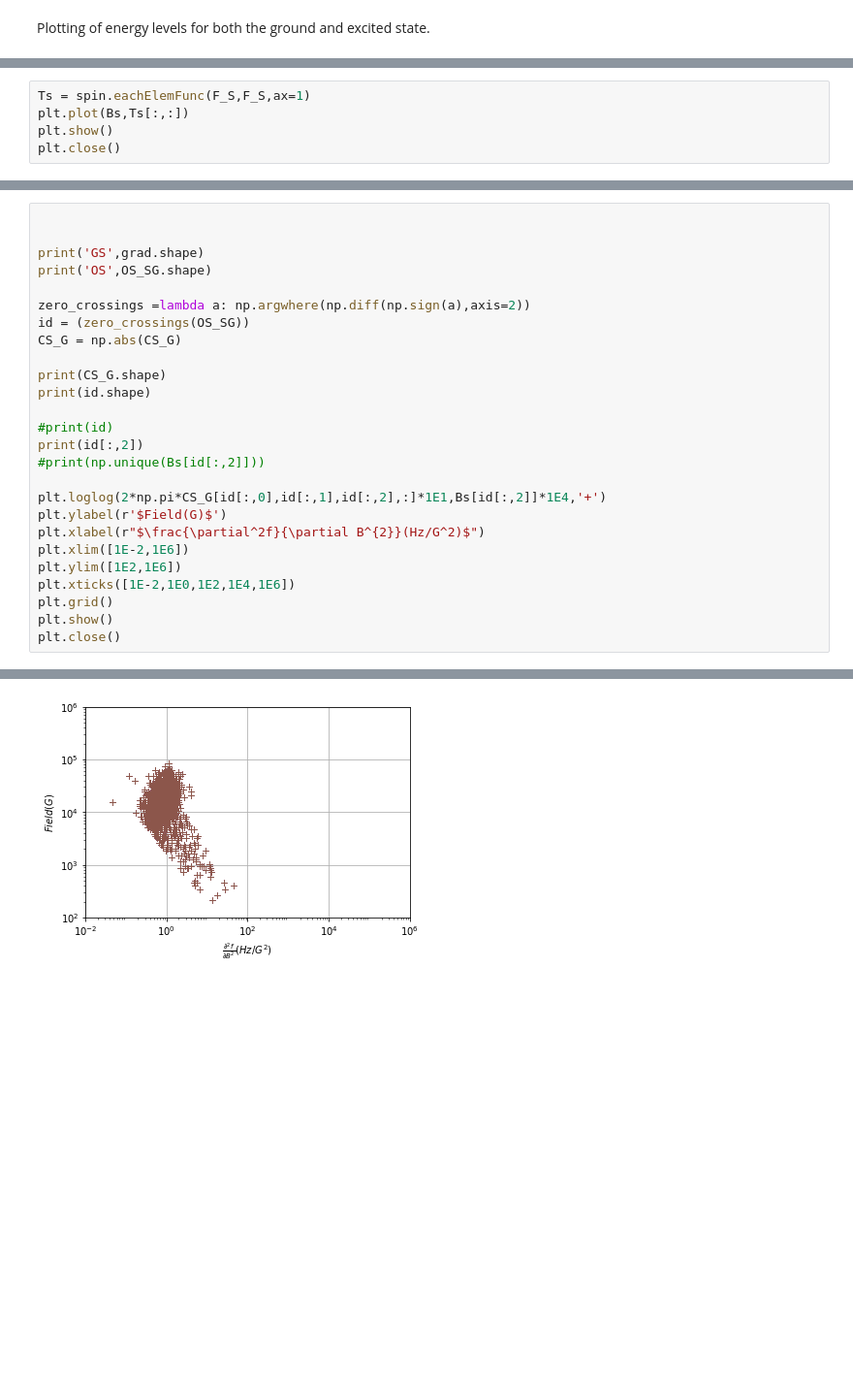
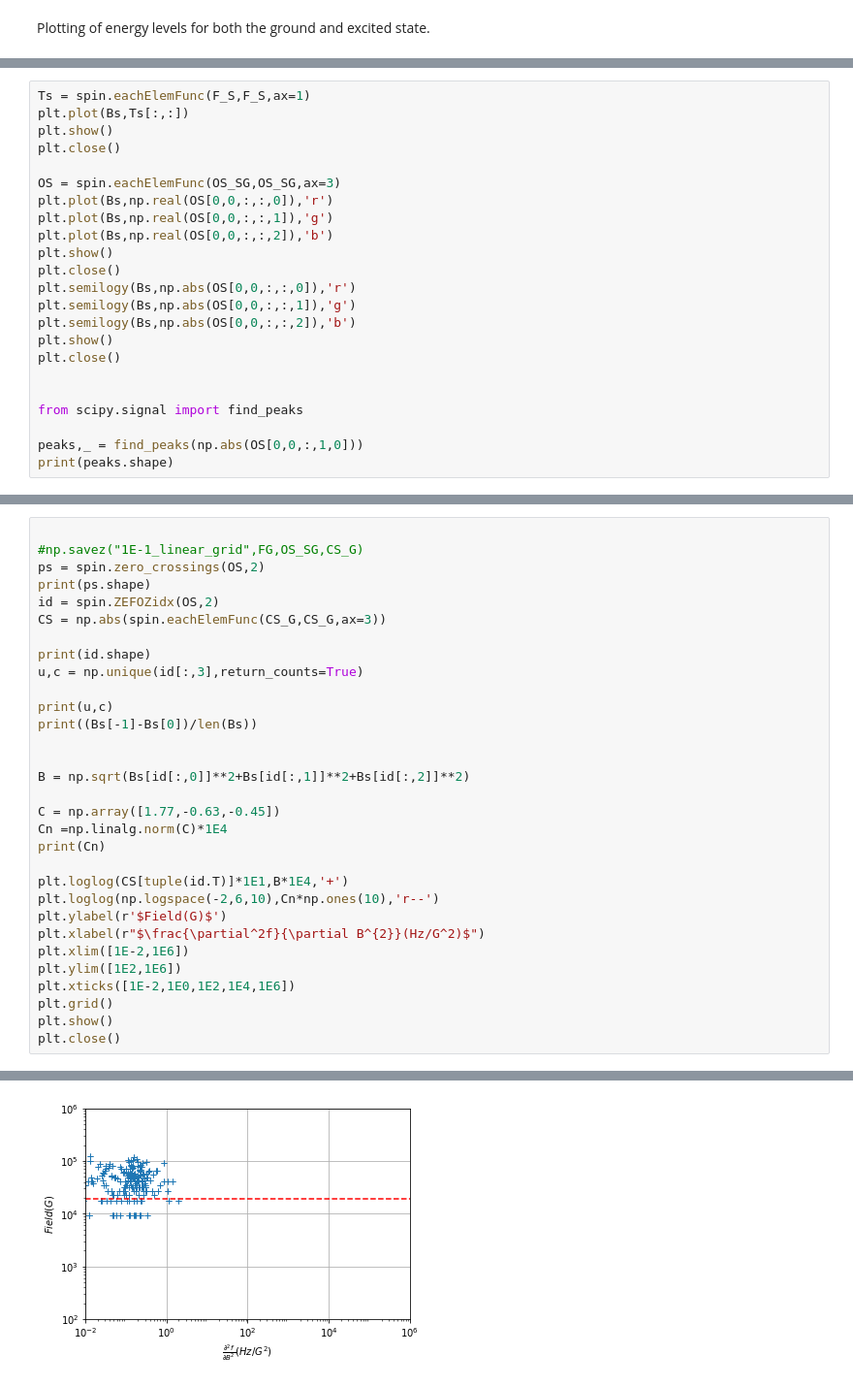
Before and after one commit to Quantum-Integration-Laboratory/qil_spin_Hamiltonian, a Jupyter notebook: Eu_YSO.ipynb, the cells around one changed output, grey strips where cells are left out. Shown: that part at 97% size. Saved outputs shown, nothing was run; the diff lists cells and outputs as text; blank space fills up the shorter version.

Commit message:
Working calculation of ZEFOZidBF, moving to proper ZEFOZ

```diff
--- a/Eu_YSO.ipynb
+++ b/Eu_YSO.ipynb
@@ -178,4 +169,22 @@ Ts = spin.eachElemFunc(F_S,F_S,ax=1)
 plt.plot(Bs,Ts[:,:])
 plt.show()
 plt.close()
+
+OS = spin.eachElemFunc(OS_SG,OS_SG,ax=3)
+plt.plot(Bs,np.real(OS[0,0,:,:,0]),'r')
+plt.plot(Bs,np.real(OS[0,0,:,:,1]),'g')
+plt.plot(Bs,np.real(OS[0,0,:,:,2]),'b')
+plt.show()
+plt.close()
+plt.semilogy(Bs,np.abs(OS[0,0,:,:,0]),'r')
+plt.semilogy(Bs,np.abs(OS[0,0,:,:,1]),'g')
+plt.semilogy(Bs,np.abs(OS[0,0,:,:,2]),'b')
+plt.show()
+plt.close()
+
+
+from scipy.signal import find_peaks
+
+peaks,_ = find_peaks(np.abs(OS[0,0,:,1,0]))
+print(peaks.shape)
 # %% [output]
@@ -276,21 +195,26 @@ plt.close()
 # %%
 
+#np.savez("1E-1_linear_grid",FG,OS_SG,CS_G)
+ps = spin.zero_crossings(OS,2)
+print(ps.shape)
+id = spin.ZEFOZidx(OS,2)
+CS = np.abs(spin.eachElemFunc(CS_G,CS_G,ax=3))
 
-print('GS',grad.shape)
-print('OS',OS_SG.shape)
+print(id.shape)
+u,c = np.unique(id[:,3],return_counts=True)
 
-zero_crossings =lambda a: np.argwhere(np.diff(np.sign(a),axis=2))
-id = (zero_crossings(OS_SG))
-CS_G = np.abs(CS_G)
+print(u,c)
+print((Bs[-1]-Bs[0])/len(Bs))
 
-print(CS_G.shape)
-print(id.shape)
 
-#print(id)
-print(id[:,2])
-#print(np.unique(Bs[id[:,2]]))
+B = np.sqrt(Bs[id[:,0]]**2+Bs[id[:,1]]**2+Bs[id[:,2]]**2)
 
-plt.loglog(2*np.pi*CS_G[id[:,0],id[:,1],id[:,2],:]*1E1,Bs[id[:,2]]*1E4,'+')
+C = np.array([1.77,-0.63,-0.45])
+Cn =np.linalg.norm(C)*1E4
+print(Cn)
+
+plt.loglog(CS[tuple(id.T)]*1E1,B*1E4,'+')
+plt.loglog(np.logspace(-2,6,10),Cn*np.ones(10),'r--')
 plt.ylabel(r'$Field(G)$')
 plt.xlabel(r"$\frac{\partial^2f}{\partial B^{2}}(Hz/G^2)$")
 plt.xlim([1E-2,1E6])
@@ -308 +232 @@ OS (20, 20, 100, 36)
-[figure, old version]
+[figure, new version]
```
Also changed, not shown: parts of 8 cells of this notebook, 2 other files.
